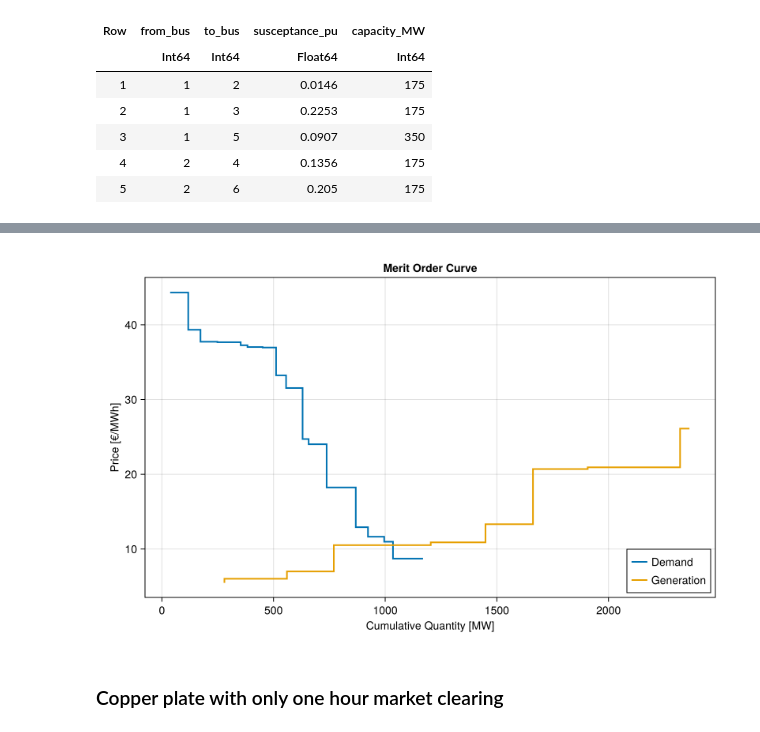
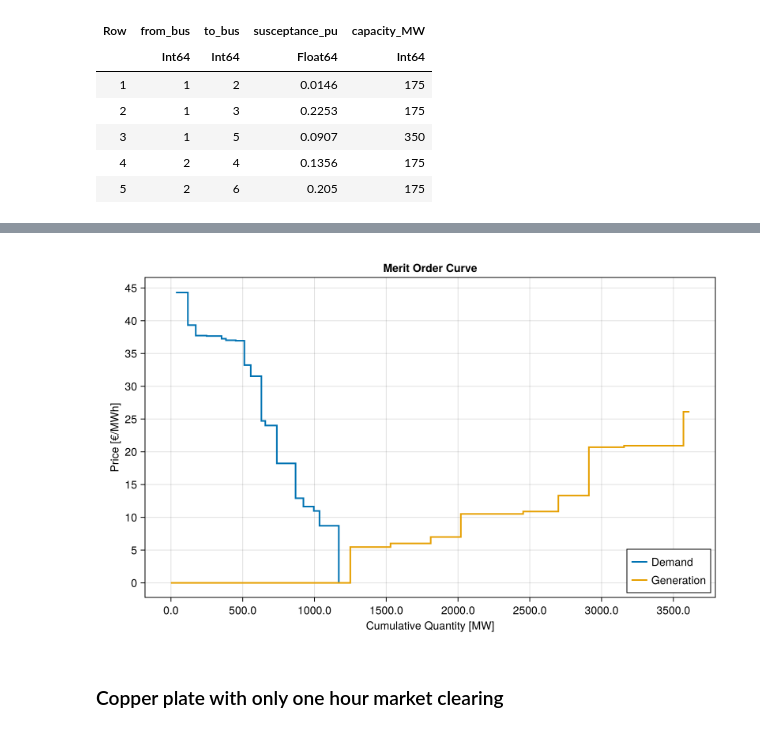
Before and after one commit to langestefan/DTUElectricityMarkets2025, a Jupyter notebook: assignment1/assignment1.ipynb, the cells around one changed output, grey strips where cells are left out. Cells and saved outputs as stored; diff of their text form; code cells hidden in the pictures.

```diff
--- a/assignment1/assignment1.ipynb
+++ b/assignment1/assignment1.ipynb
@@ -191,18 +256,19 @@ Before we start, lets plot the merit order and demand curve.
 # %%
 hour = 1
 
 demand_cost = Dict(demand_prices.bus .=> demand_prices.price)
 generation_cost = Dict(generation_fixed.bus .=> generation_fixed.production_cost_D_MWh)
 
 # `demand_bids`: Vector of (quantity, price) tuples for demand (unsorted).
 demand_bids = [(demand, price) for (demand, price) in zip(demands[hour, :], demand_prices.price)]
 
 # `generation_bids`: Vector of (quantity, price) tuples for generation (unsorted).
 generation_bids = [(generation, price) for (generation, price) in zip(generation_fixed.capacity_MW, generation_fixed.production_cost_D_MWh)]
+generation_bids = vcat(generation_bids, [(generation, 0.0) for generation in generation_wind[hour, :]])
 
 fig = plot_merit_order(demand_bids, generation_bids)
 # %% [output]
-[figure, old version]
+[figure, new version]
 # %% [markdown]
 ### Copper plate with only one hour market clearing
 # %%
```
Also changed, not shown: parts of 16 cells of this notebook, 6 other files.
